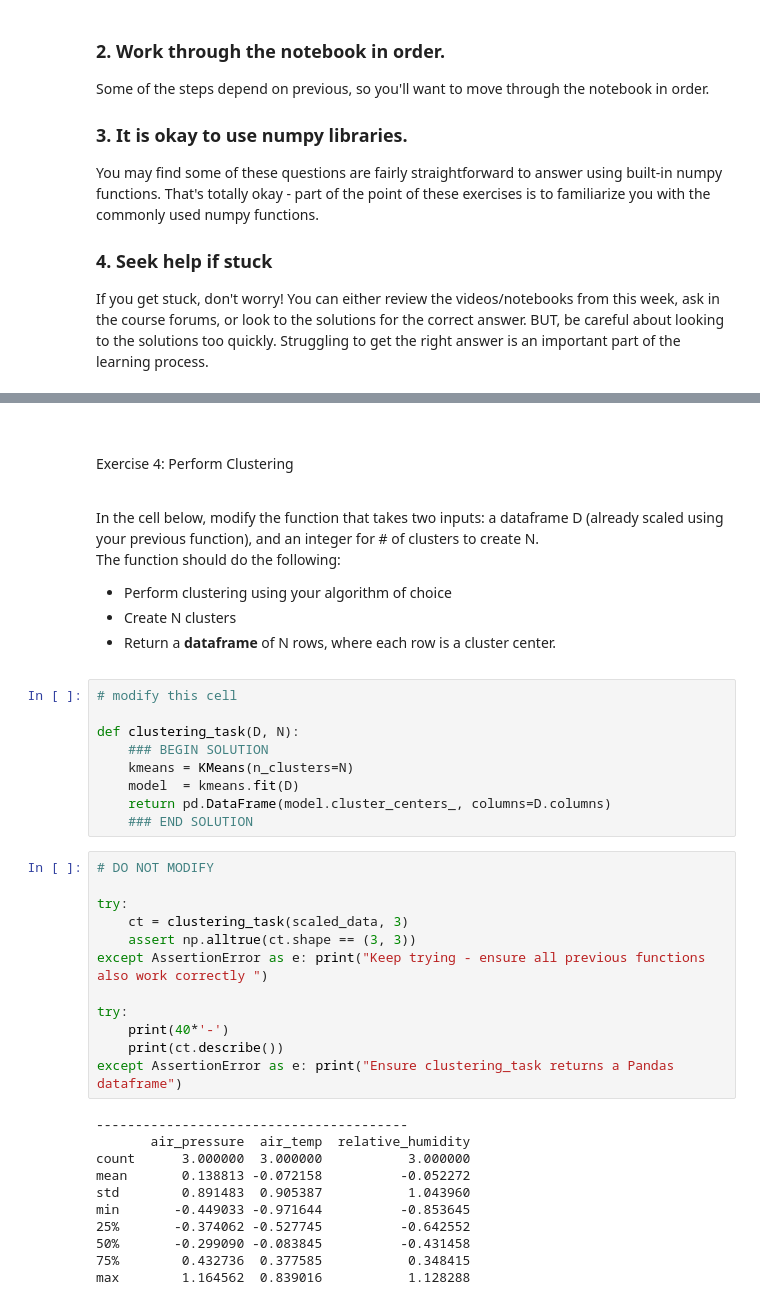
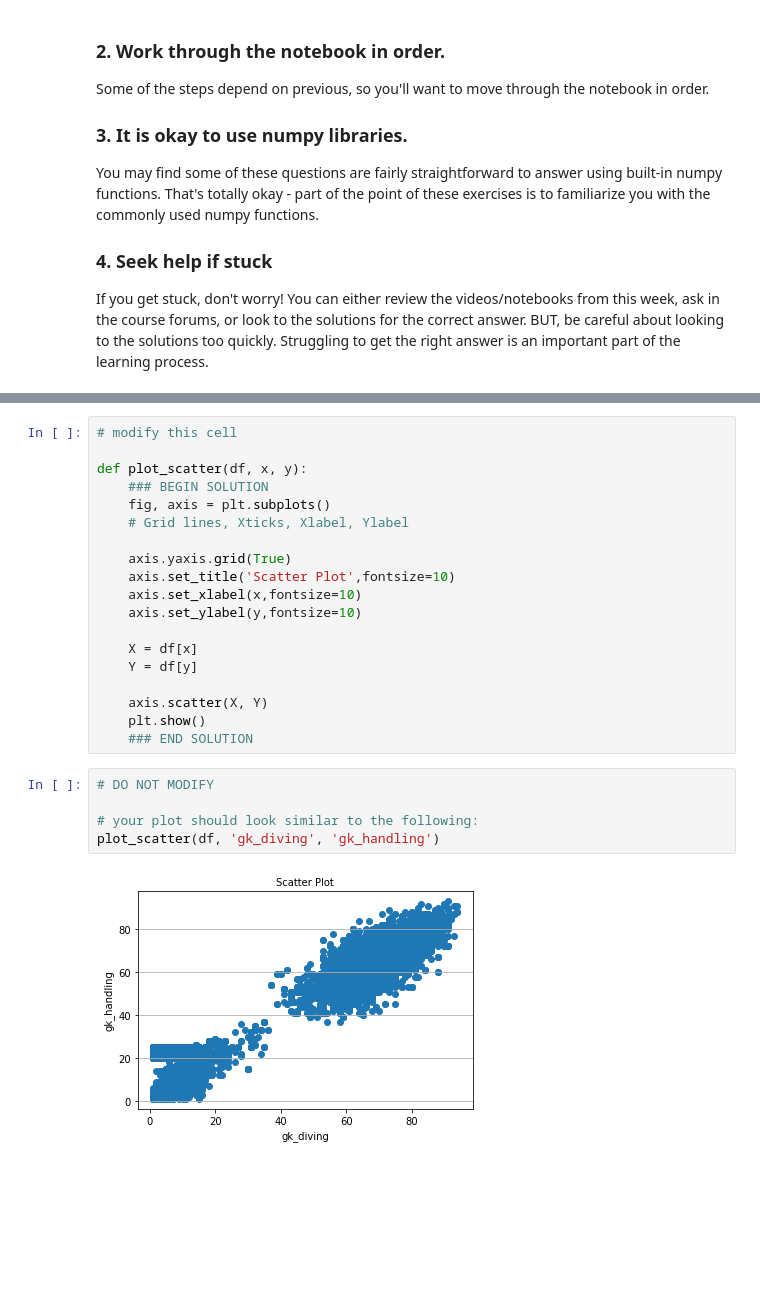
Before and after one commit to words-sdsc/edX, a Jupyter notebook: Exercise Notebooks/matplotlib Exercise Notebook.ipynb, the cells around one changed output, grey strips where cells are left out. Saved outputs shown, nothing was run; the diff lists cells and outputs as text; blank space fills up the shorter version.

```diff
--- a/Exercise Notebooks/matplotlib Exercise Notebook.ipynb
+++ b/Exercise Notebooks/matplotlib Exercise Notebook.ipynb
@@ -139,44 +133,26 @@ except AssertionError as e: print("Try again, your solution did not produce the
-# %% [markdown]
-<p style="font-family: Arial; font-size:2.75vw;color:purple; font-style:bold"><br>
-
-Exercise 4: Perform Clustering<br><br></p>
-
-In the cell below, modify the function that takes two inputs: a dataframe D (already scaled using your previous function), and an integer for # of clusters to create N.
-<br>
-The function should do the following:
-<br>
-- Perform clustering using your algorithm of choice
-- Create N clusters
-- Return a **dataframe** of N rows, where each row is a cluster center.
-# %%
-# modify this cell
-
-def clustering_task(D, N):
-    ### BEGIN SOLUTION
-    kmeans = KMeans(n_clusters=N)
-    model  = kmeans.fit(D)
-    return pd.DataFrame(model.cluster_centers_, columns=D.columns)
-    ### END SOLUTION
-# %%
-# DO NOT MODIFY
-
-try:
-    ct = clustering_task(scaled_data, 3)
-    assert np.alltrue(ct.shape == (3, 3))
-except AssertionError as e: print("Keep trying - ensure all previous functions also work correctly ")
-
-try:
-    print(40*'-')
-    print(ct.describe())
-except AssertionError as e: print("Ensure clustering_task returns a Pandas dataframe")
-# %% [output]
-----------------------------------------
-       air_pressure  air_temp  relative_humidity
-count      3.000000  3.000000           3.000000
-mean       0.138813 -0.072158          -0.052272
-std        0.891483  0.905387           1.043960
-min       -0.449033 -0.971644          -0.853645
-25%       -0.374062 -0.527745          -0.642552
-50%       -0.299090 -0.083845          -0.431458
-75%        0.432736  0.377585           0.348415
-max        1.164562  0.839016           1.128288
+# %%
+# modify this cell
+
+def plot_scatter(df, x, y):
+    ### BEGIN SOLUTION
+    fig, axis = plt.subplots()
+    # Grid lines, Xticks, Xlabel, Ylabel
+
+    axis.yaxis.grid(True)
+    axis.set_title('Scatter Plot',fontsize=10)
+    axis.set_xlabel(x,fontsize=10)
+    axis.set_ylabel(y,fontsize=10)
+
+    X = df[x]
+    Y = df[y]
+
+    axis.scatter(X, Y)
+    plt.show()
+    ### END SOLUTION
+# %%
+# DO NOT MODIFY
+
+# your plot should look similar to the following:
+plot_scatter(df, 'gk_diving', 'gk_handling')
+# %% [output]
+[figure, added]
```
Also changed, not shown: parts of 20 cells of this notebook, 2 other files.
